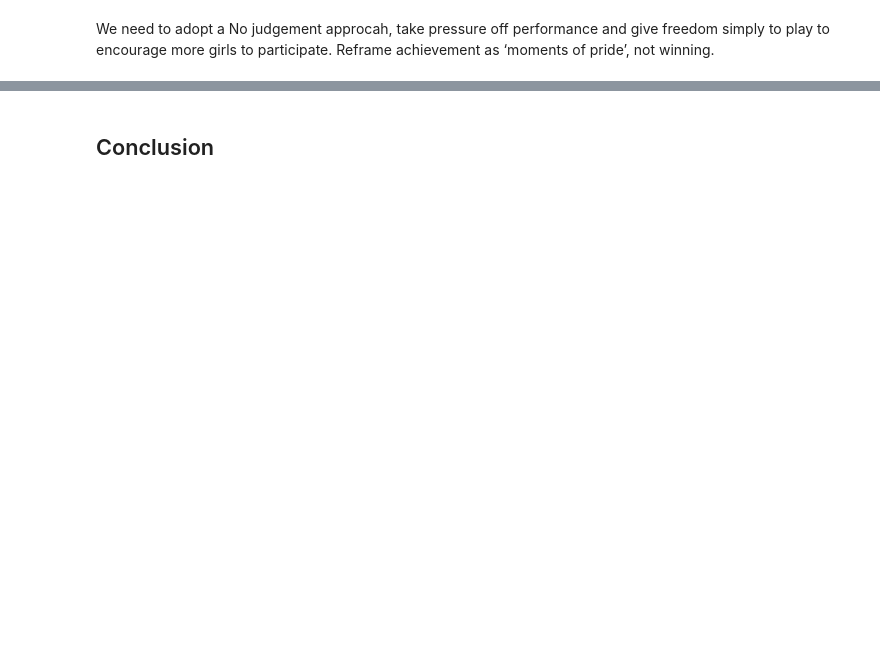
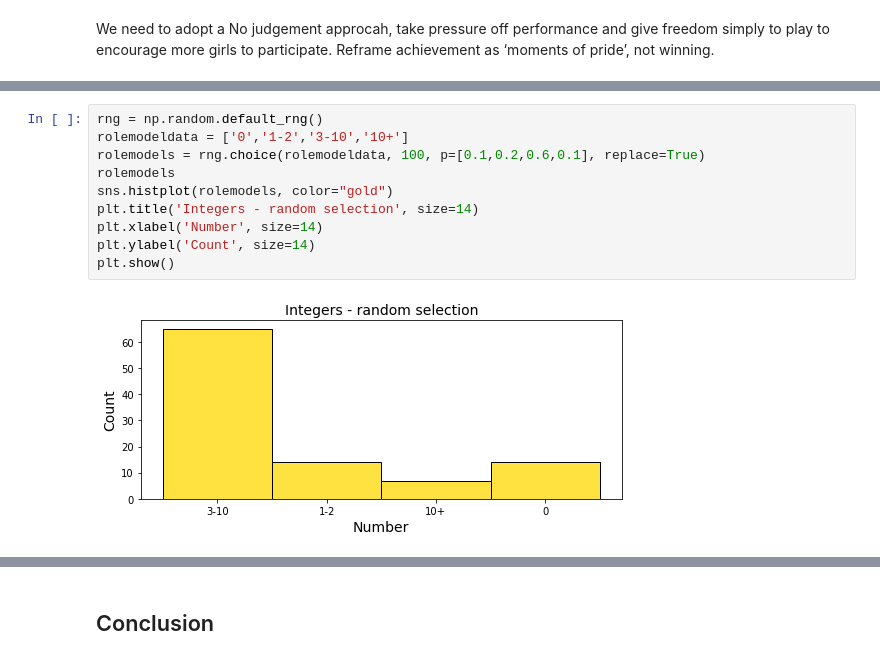
Before and after one commit to Michelleoc/programming-for-data-analysis-project, a Jupyter notebook: project.ipynb, the cells around one changed output, grey strips where cells are left out. Saved outputs shown, nothing was run; the diff lists cells and outputs as text; blank space fills up the shorter version.

```diff
--- a/project.ipynb
+++ b/project.ipynb
@@ -307,0 +364,12 @@ We need to adopt a No judgement approcah, take pressure off performance and give
+# %%
+rng = np.random.default_rng()
+rolemodeldata = ['0','1-2','3-10','10+']
+rolemodels = rng.choice(rolemodeldata, 100, p=[0.1,0.2,0.6,0.1], replace=True)
+rolemodels
+sns.histplot(rolemodels, color="gold")
+plt.title('Integers - random selection', size=14)
+plt.xlabel('Number', size=14)
+plt.ylabel('Count', size=14)
+plt.show()
+# %% [output]
+[figure, added]
```
Also changed, not shown: parts of 18 cells of this notebook, 1 other file.
